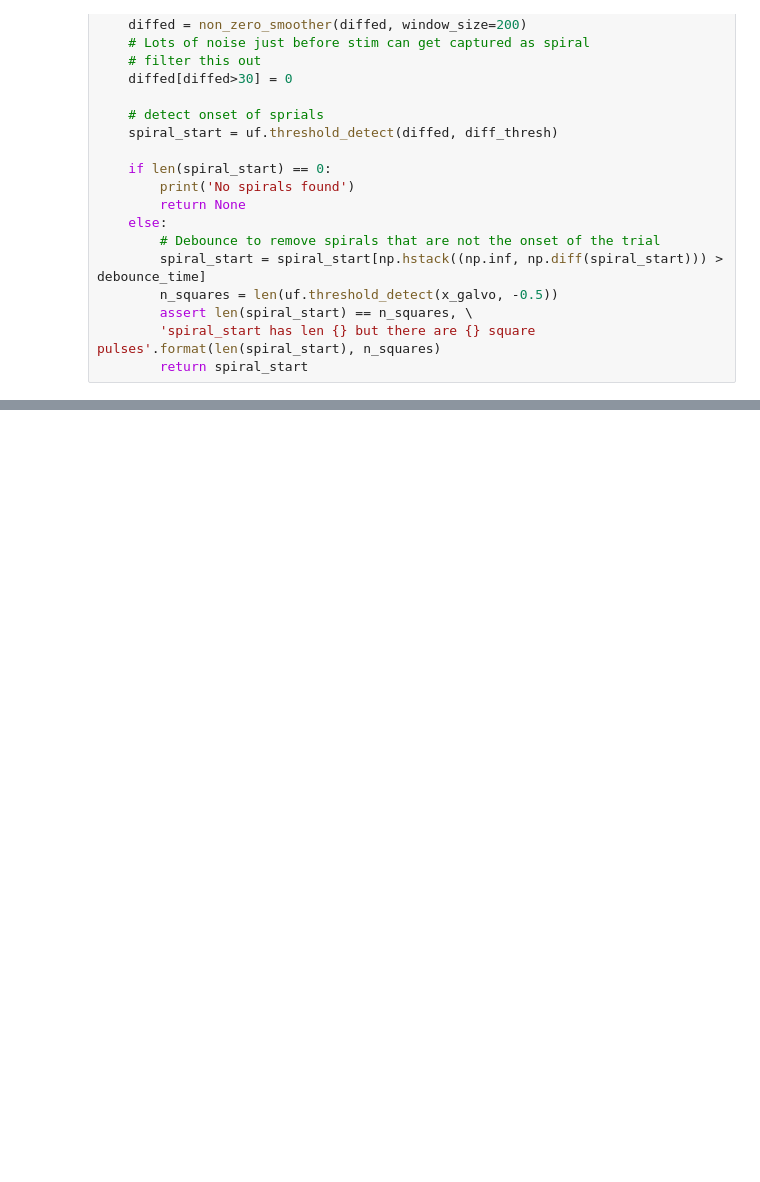
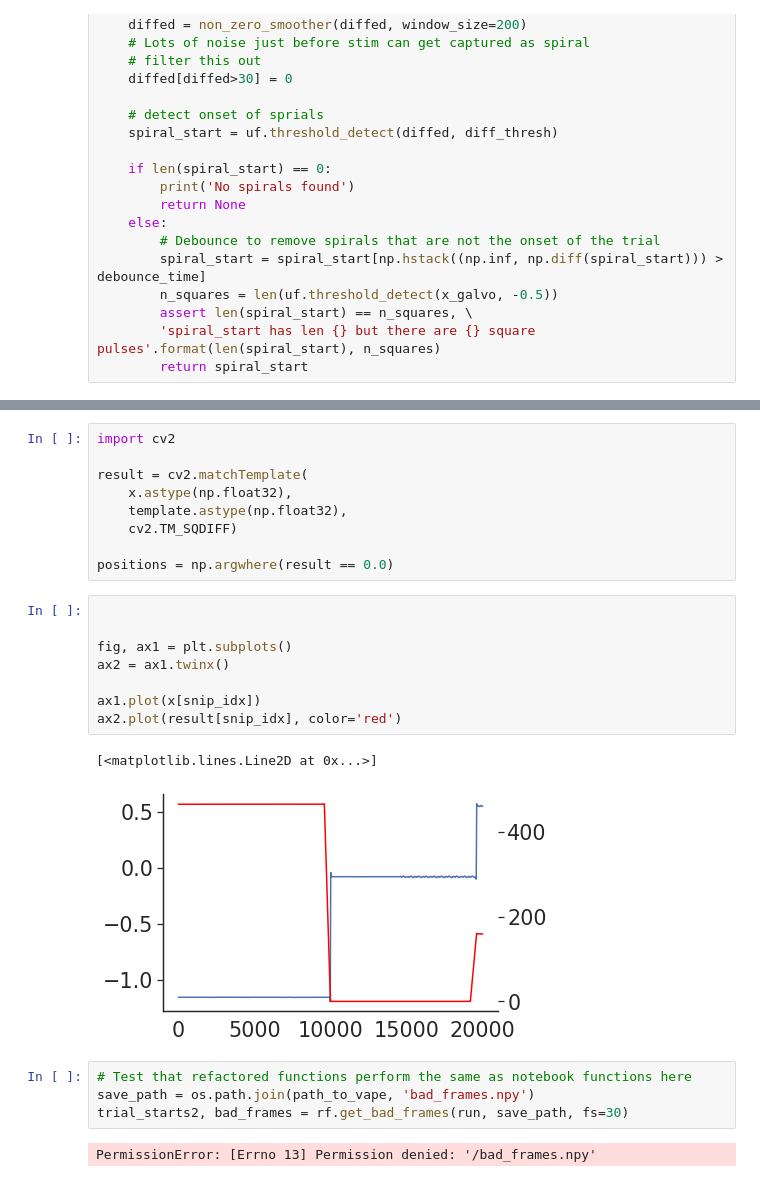
Before and after one commit to Packer-Lab/Vape, a Jupyter notebook: jupyter/preprocessing/test_spiral_alignment.ipynb, the cells around one changed output, grey strips where cells are left out. Cells and saved outputs as stored; diff of their text form; blank space fills up the shorter version.

```diff
--- a/jupyter/preprocessing/test_spiral_alignment.ipynb
+++ b/jupyter/preprocessing/test_spiral_alignment.ipynb
@@ -274,0 +339,26 @@ plt.axhline(0.005)
+# %%
+import cv2
+
+result = cv2.matchTemplate(
+    x.astype(np.float32),
+    template.astype(np.float32),
+    cv2.TM_SQDIFF)
+
+positions = np.argwhere(result == 0.0)
+# %%
+
+
+fig, ax1 = plt.subplots()
+ax2 = ax1.twinx()
+
+ax1.plot(x[snip_idx])
+ax2.plot(result[snip_idx], color='red')
+# %% [output]
+[<matplotlib.lines.Line2D at 0x...>]
+[figure, added]
+# %%
+# Test that refactored functions perform the same as notebook functions here
+save_path = os.path.join(path_to_vape, 'bad_frames.npy')
+trial_starts2, bad_frames = rf.get_bad_frames(run, save_path, fs=30)
+# %% [output]
+PermissionError: [Errno 13] Permission denied: '/bad_frames.npy'
```
Also changed, not shown: parts of 20 cells of this notebook, 8 other files.
